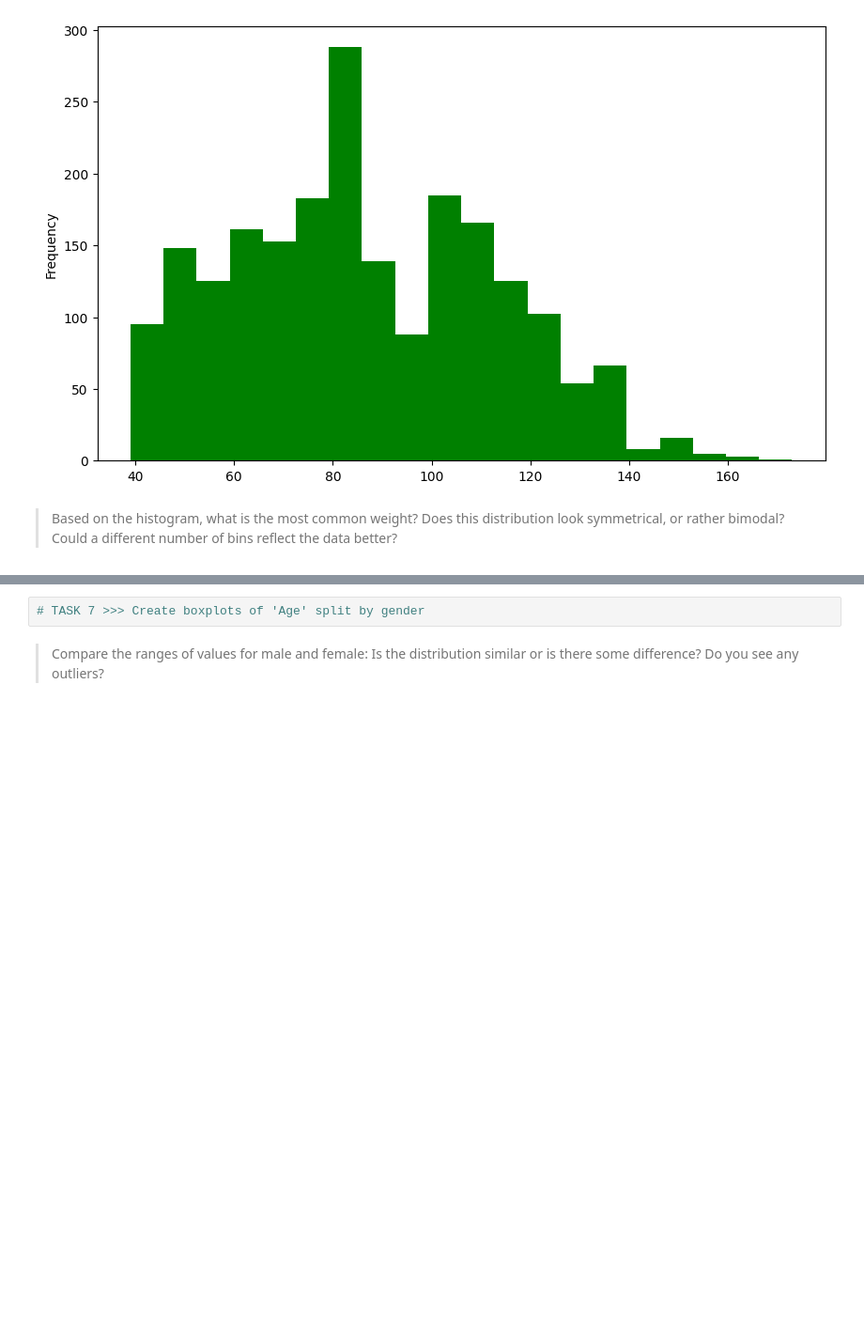
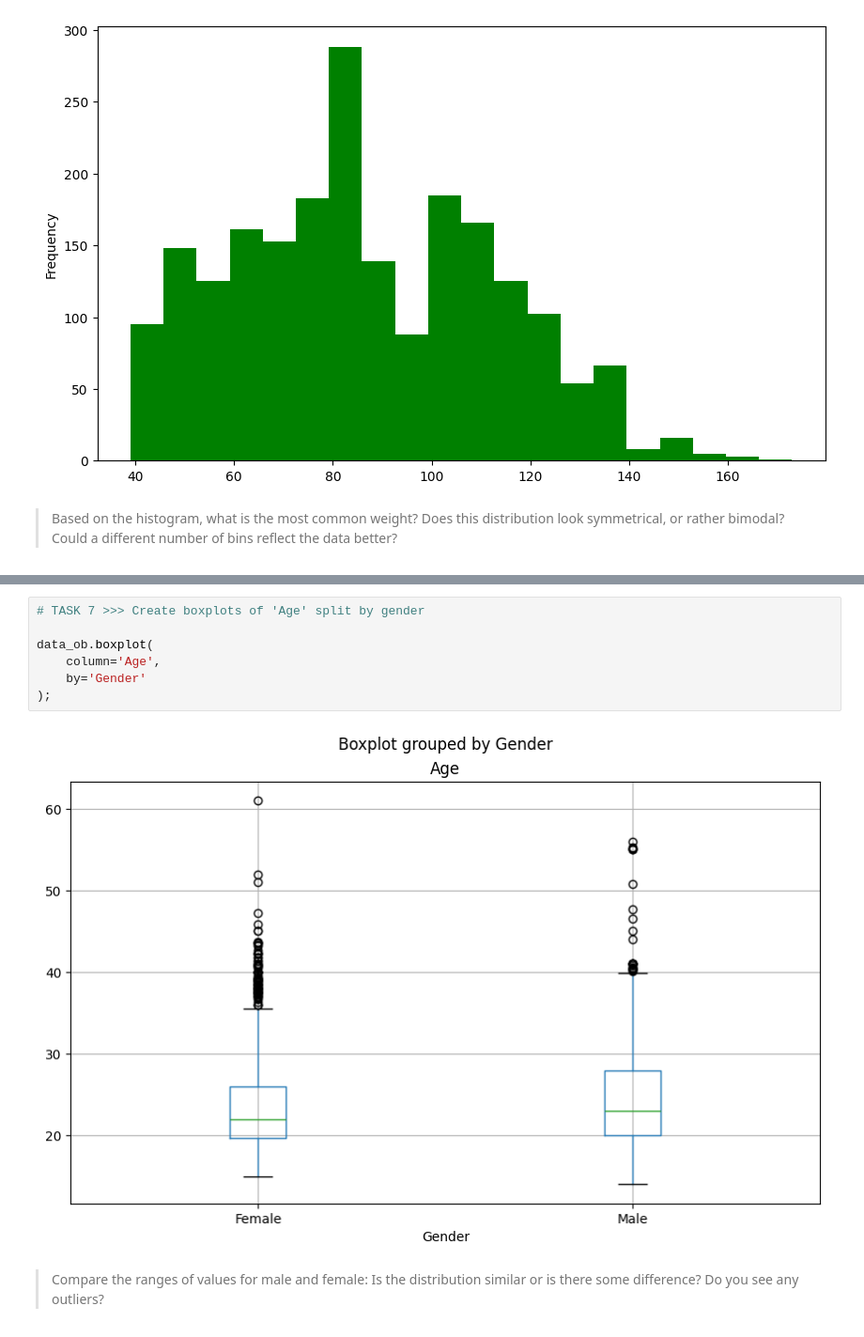
Before and after one commit to Eszettfors/Python_Course, a Jupyter notebook: Exercises/EN/Matplotlib_Seaborn/1_Visualization_with_Pandas.ipynb, the cells around one changed output, grey strips where cells are left out. Shown: that part at 94% size. Saved outputs shown, nothing was run; the diff lists cells and outputs as text; blank space fills up the shorter version.

```diff
--- a/Exercises/EN/Matplotlib_Seaborn/1_Visualization_with_Pandas.ipynb
+++ b/Exercises/EN/Matplotlib_Seaborn/1_Visualization_with_Pandas.ipynb
@@ -584,5 +584,12 @@ plt.ylabel = 'the percentage'
 # %%
 # TASK 7 >>> Create boxplots of 'Age' split by gender
+
+data_ob.boxplot(
+    column='Age',
+    by='Gender'
+);
+# %% [output]
+[figure, added]
 # %% [markdown]
 > Compare the ranges of values for male and female: Is the distribution similar or is there some difference? Do you see any outliers?
 # %%
```
Also changed, not shown: parts of 5 cells of this notebook.
